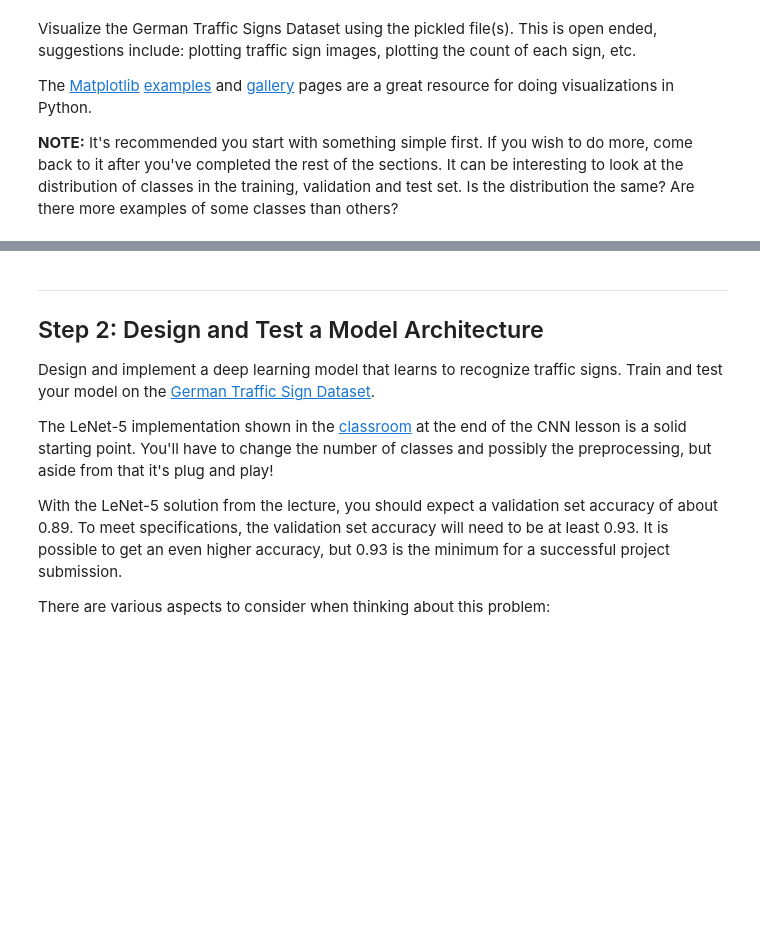
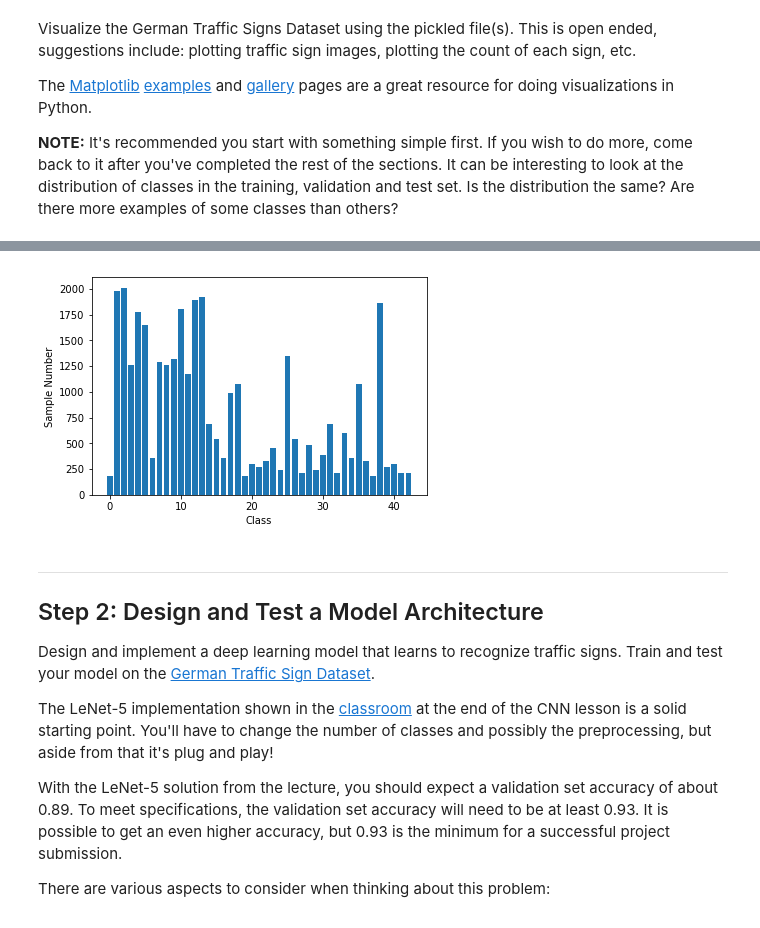
Before and after one commit to yang1688899/CarND-Traffic-Sign-Classifier-Project, a Jupyter notebook: Traffic_Sign_Classifier.ipynb, the cells around one changed output, grey strips where cells are left out. Saved outputs shown, nothing was run; the diff lists cells and outputs as text; code cells hidden in the pictures; blank space fills up the shorter version.

```diff
--- a/Traffic_Sign_Classifier.ipynb
+++ b/Traffic_Sign_Classifier.ipynb
@@ -132,3 +130,12 @@ for i in range(n_classes):
+# %%
+#distribution of classes in the training
+plt.figure()
+plt.bar(range(n_classes), class_nums)
+plt.xlabel("Class")
+plt.ylabel("Sample Number")
+plt.show()
+# %% [output]
+[figure, added]
 # %% [markdown]
 ----
 
```
Also changed, not shown: parts of 14 cells of this notebook, 3 other files.
